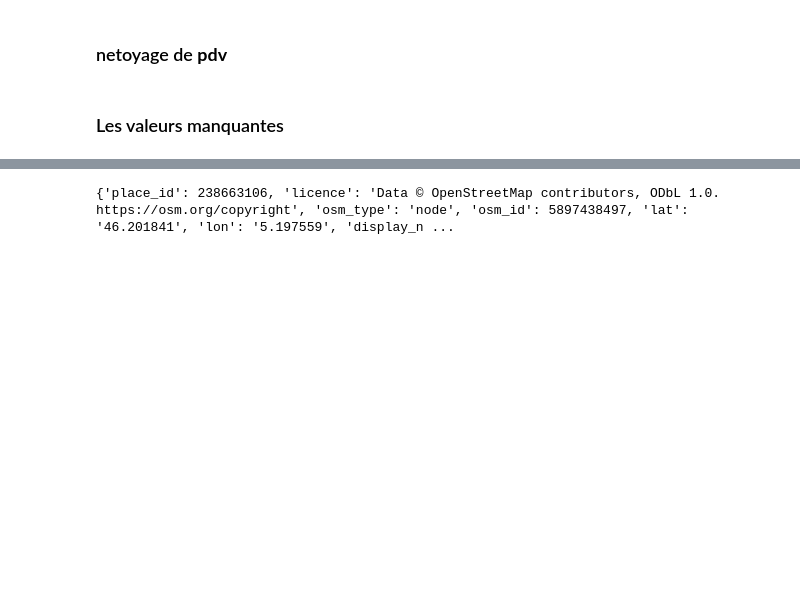
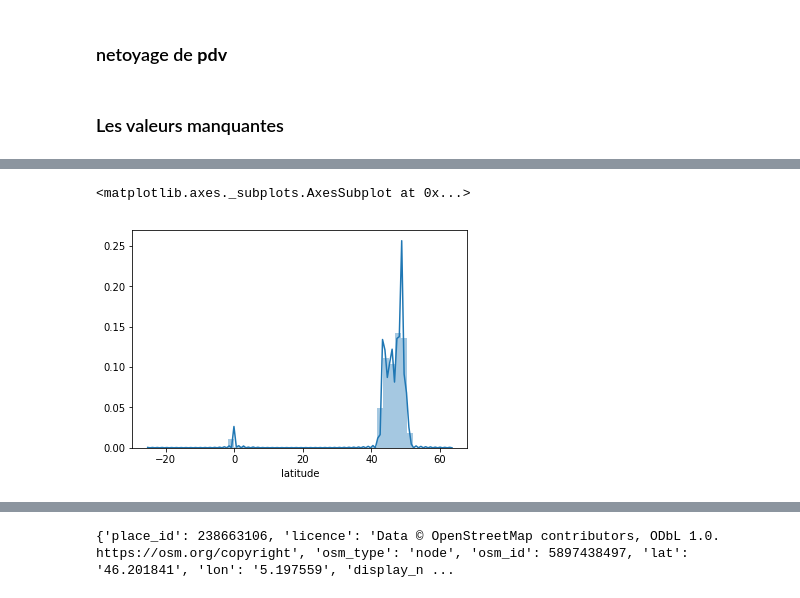
Before and after one commit to Houcine0112/school-eda-serviceStations, a Jupyter notebook: 02 clean_data.ipynb, the cells around one changed output, grey strips where cells are left out. Saved outputs shown, nothing was run; the diff lists cells and outputs as text; code cells hidden in the pictures; blank space fills up the shorter version.

```diff
--- a/02 clean_data.ipynb
+++ b/02 clean_data.ipynb
@@ -97,0 +157,5 @@ pdv
+# %%
+sns.distplot(pdv.latitude)
+# %% [output]
+<matplotlib.axes._subplots.AxesSubplot at 0x...>
+[figure, added]
```
Also changed, not shown: parts of 11 cells of this notebook.
